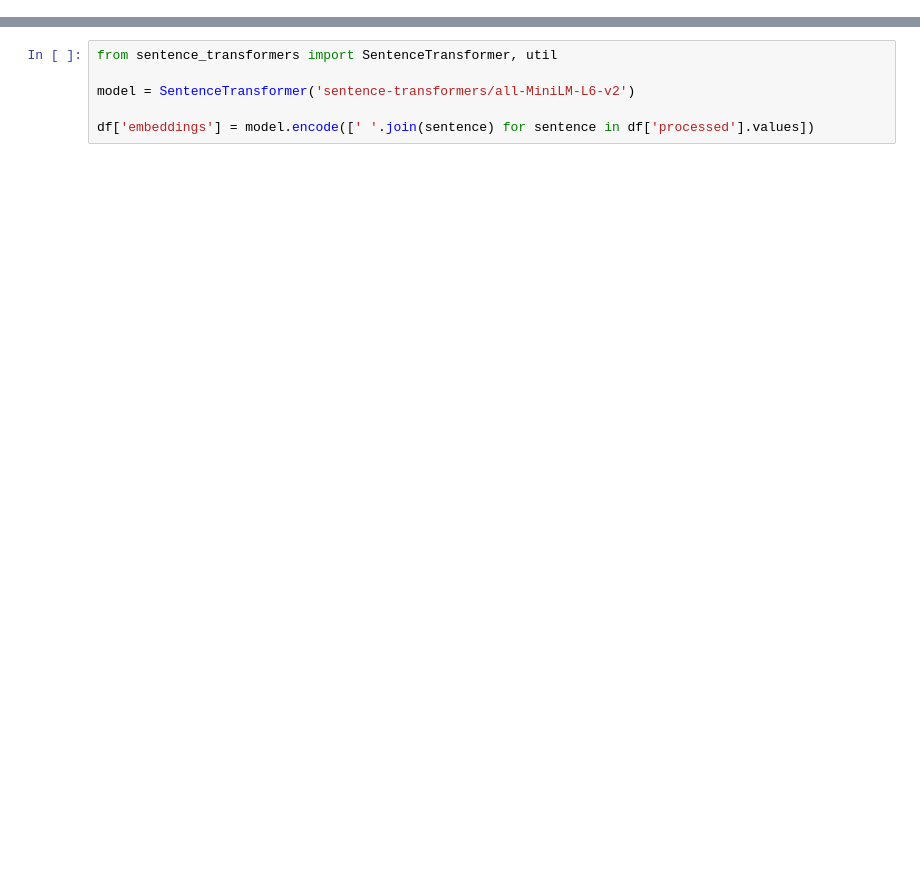
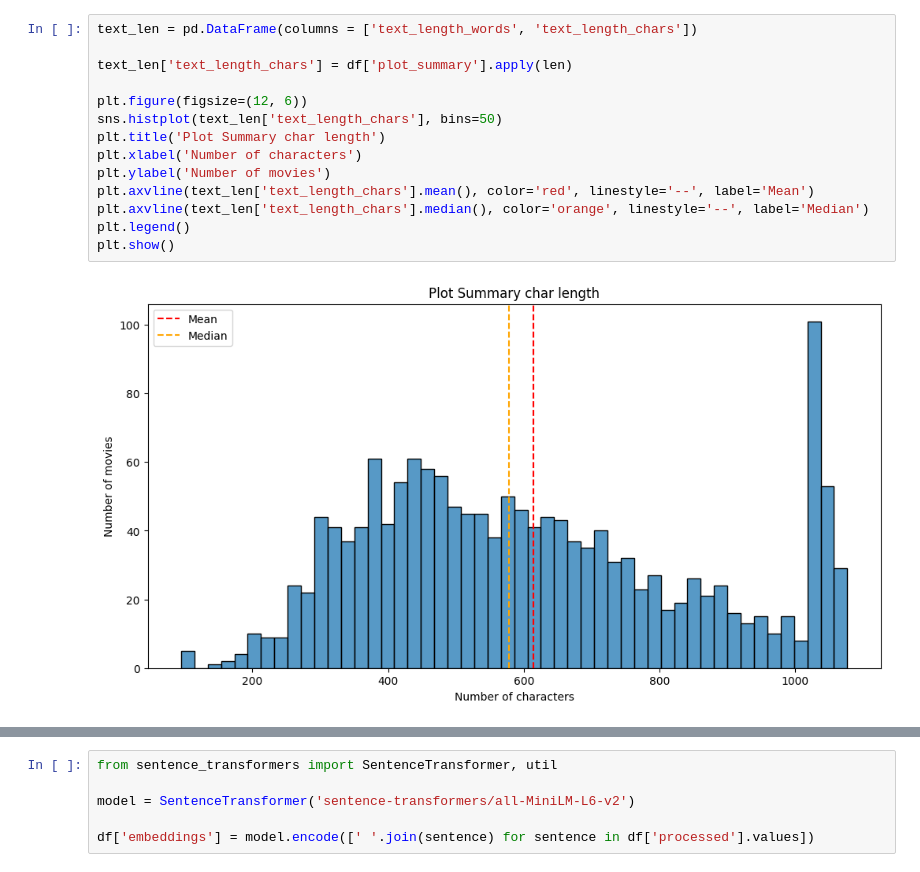
Before and after one commit to enricocipolla/movienetwork, a Jupyter notebook: simulationproj.ipynb, the cells around one changed output, grey strips where cells are left out. Drawn from its saved outputs; the diff is of its cells as text; blank space fills up the shorter version.

```diff
--- a/simulationproj.ipynb
+++ b/simulationproj.ipynb
@@ -13,0 +48,16 @@ set([genre for genres in df.genre for genre in genres])
+# %%
+text_len = pd.DataFrame(columns = ['text_length_words', 'text_length_chars'])
+
+text_len['text_length_chars'] = df['plot_summary'].apply(len)
+
+plt.figure(figsize=(12, 6))
+sns.histplot(text_len['text_length_chars'], bins=50)
+plt.title('Plot Summary char length')
+plt.xlabel('Number of characters')
+plt.ylabel('Number of movies')
+plt.axvline(text_len['text_length_chars'].mean(), color='red', linestyle='--', label='Mean')
+plt.axvline(text_len['text_length_chars'].median(), color='orange', linestyle='--', label='Median')
+plt.legend()
+plt.show()
+# %% [output]
+[figure, added]
```
Also changed, not shown: parts of 8 cells of this notebook, 1 other file.
